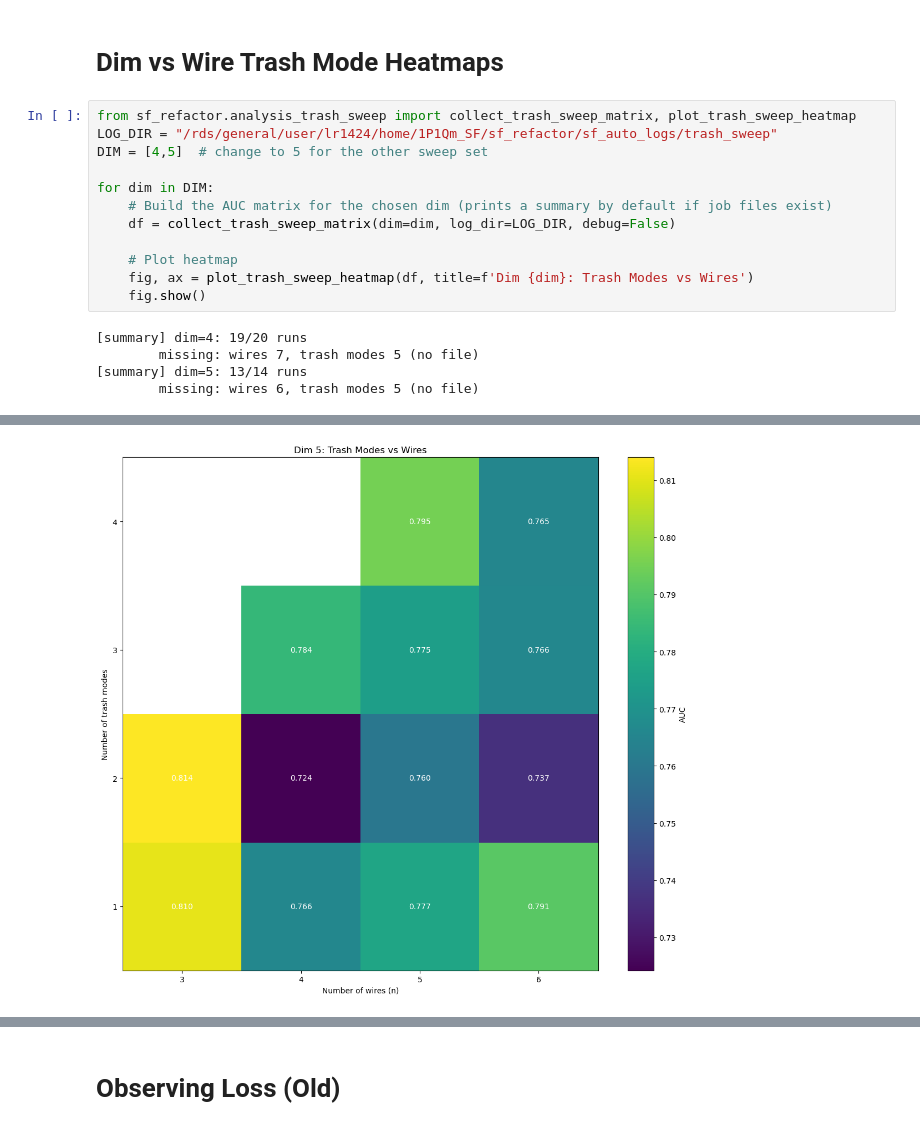
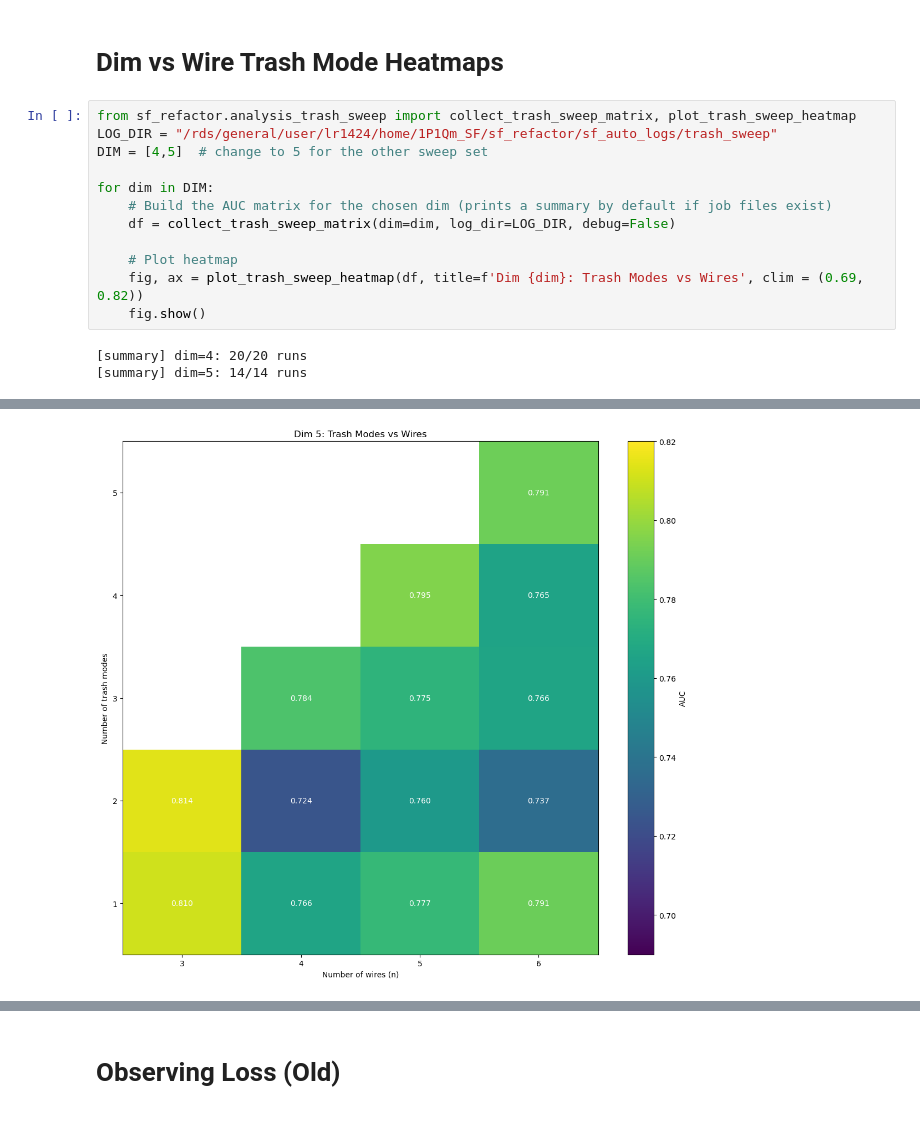
Before and after one commit to Lrozzy/1P1Qm_SF, a Jupyter notebook: sandbox.ipynb, the cells around one changed output, grey strips where cells are left out. Saved outputs shown, nothing was run; the diff lists cells and outputs as text.

```diff
--- a/sandbox.ipynb
+++ b/sandbox.ipynb
@@ -120,10 +120,8 @@ for dim in DIM:
     df = collect_trash_sweep_matrix(dim=dim, log_dir=LOG_DIR, debug=False)
 
     # Plot heatmap
-    fig, ax = plot_trash_sweep_heatmap(df, title=f'Dim {dim}: Trash Modes vs Wires')
+    fig, ax = plot_trash_sweep_heatmap(df, title=f'Dim {dim}: Trash Modes vs Wires', clim = (0.69, 0.82))
     fig.show()
 # %% [output]
-[summary] dim=4: 19/20 runs
-        missing: wires 7, trash modes 5 (no file)
-[summary] dim=5: 13/14 runs
-        missing: wires 6, trash modes 5 (no file)
+[summary] dim=4: 20/20 runs
+[summary] dim=5: 14/14 runs
@@ -131 +129 @@ for dim in DIM:
-[figure, old version]
+[figure, new version]
```
Also changed, not shown: parts of 5 cells of this notebook, 5 other files.
